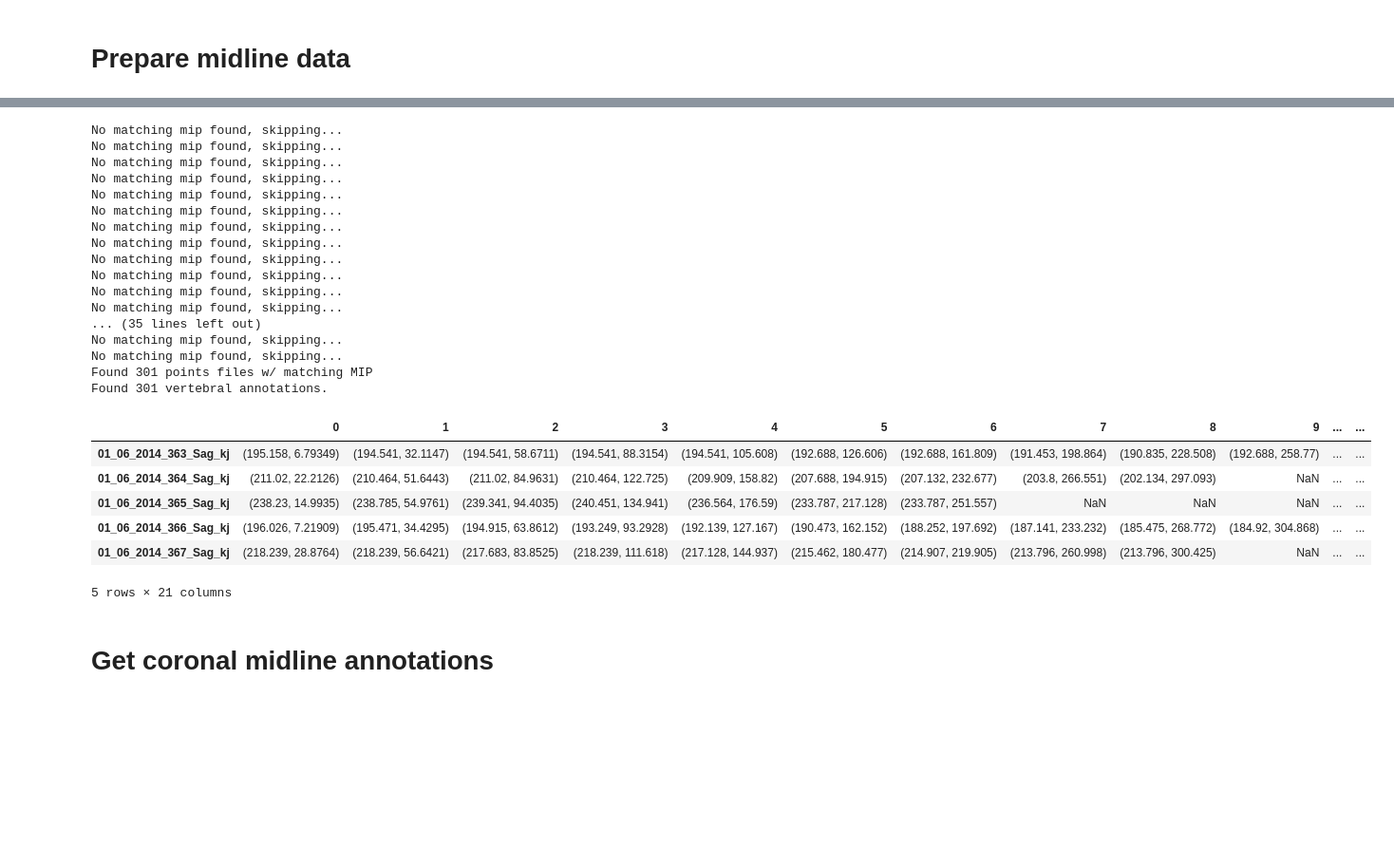
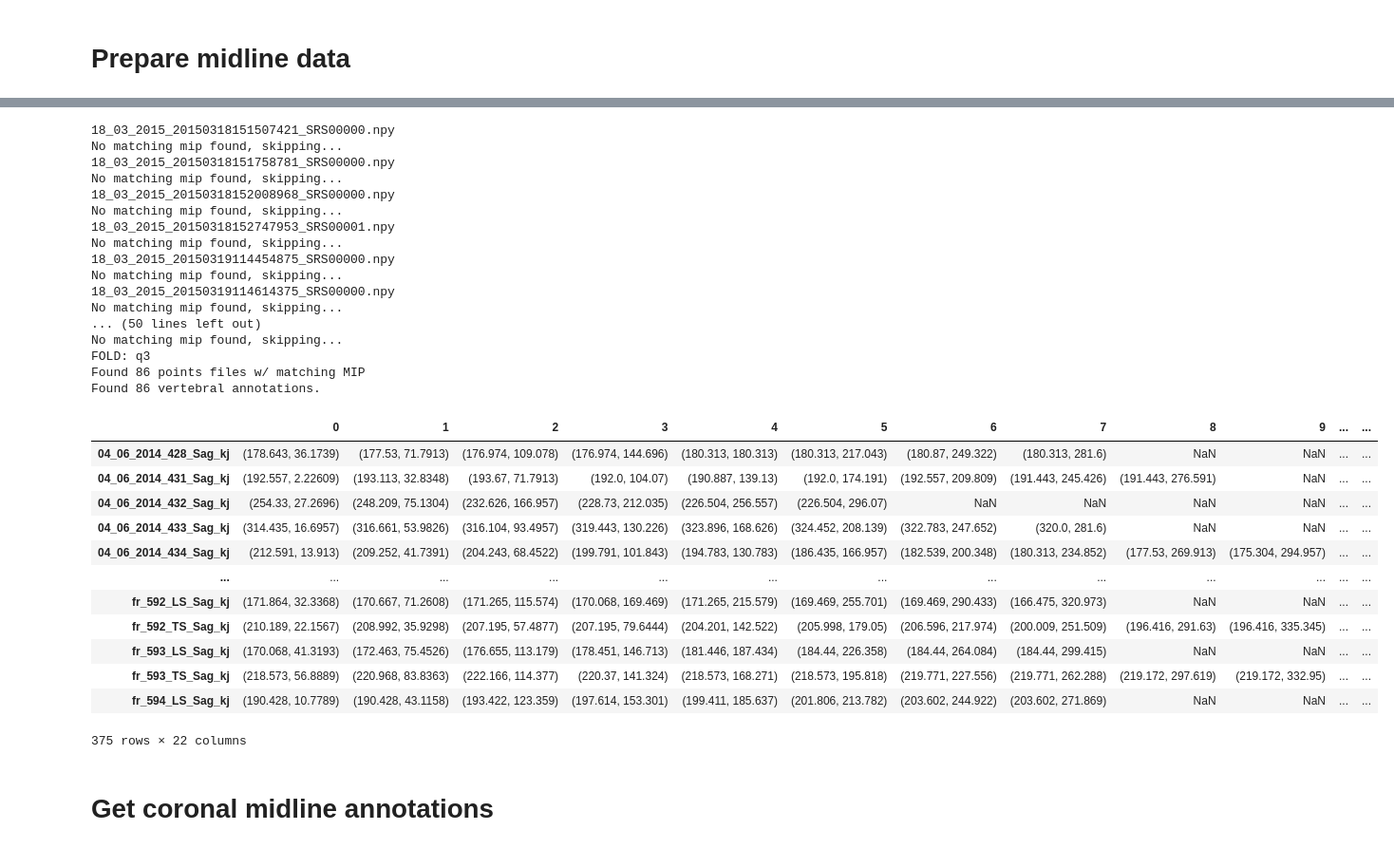
Before and after one commit to DMcSweeney/coronal_sagittal_cnn, a Jupyter notebook: notebooks/prepare_midline.ipynb, the cells around one changed output, grey strips where cells are left out. Shown: that part at 95% size. Saved outputs shown, nothing was run; the diff lists cells and outputs as text; code cells hidden in the pictures; blank space fills up the shorter version.

Commit message:
Four-fold cross-val ready + prep. QAT

```diff
--- a/notebooks/prepare_midline.ipynb
+++ b/notebooks/prepare_midline.ipynb
@@ -82,26 +85,31 @@ def get_points(pts_files):
         pts_dict[name] = pts_list
     return pts_dict
 # %%
-pts_files = get_id()
-print(f'Found {len(list(pts_files.keys()))} points files w/ matching MIP')
-pts_dict= get_points(pts_files)
-print(f'Found {len(list(pts_dict.keys()))} vertebral annotations.')
+fold_data = {}
+for data_list in data_lists:
+    num = data_list.split('/')[-1].split('.')[0].split('_')[-1]
+    pts_files = get_id(data_list)
+    print('FOLD:', num)
+    print(f'Found {len(list(pts_files.keys()))} points files w/ matching MIP')
+    pts_dict= get_points(pts_files)
+    print(f'Found {len(list(pts_dict.keys()))} vertebral annotations.')
+    fold_data[num] = pts_dict
 # %% [output]
+18_03_2015_20150318151507421_SRS00000.npy
 No matching mip found, skipping...
+18_03_2015_20150318151758781_SRS00000.npy
 No matching mip found, skipping...
+18_03_2015_20150318152008968_SRS00000.npy
 No matching mip found, skipping...
+18_03_2015_20150318152747953_SRS00001.npy
 No matching mip found, skipping...
+18_03_2015_20150319114454875_SRS00000.npy
 No matching mip found, skipping...
+18_03_2015_20150319114614375_SRS00000.npy
 No matching mip found, skipping...
+... (50 lines left out)
 No matching mip found, skipping...
-No matching mip found, skipping...
-No matching mip found, skipping...
-No matching mip found, skipping...
-No matching mip found, skipping...
-No matching mip found, skipping...
-... (35 lines left out)
-No matching mip found, skipping...
-No matching mip found, skipping...
-Found 301 points files w/ matching MIP
-Found 301 vertebral annotations.
+FOLD: q3
+Found 86 points files w/ matching MIP
+Found 86 vertebral annotations.
 # %%
@@ -111,14 +126,20 @@ pts_df.T.to_csv('../formatted_pts.csv', index=True)
 # %%
-df = pd.read_csv('../formatted_pts.csv', index_col=0, header=0)
-df.head()
+pts_df = pd.read_csv('../formatted_pts.csv', index_col=0, header=0)
+pts_df
 # %% [output]
 |  | 0 | 1 | 2 | 3 | 4 | 5 | 6 | 7 | 8 | 9 | ... | ... |
-| 01_06_2014_363_Sag_kj | (195.158, 6.79349) | (194.541, 32.1147) | (194.541, 58.6711) | (194.541, 88.3154) | (194.541, 105.608) | (192.688, 126.606) | (192.688, 161.809) | (191.453, 198.864) | (190.835, 228.508) | (192.688, 258.77) | ... | ... |
-| 01_06_2014_364_Sag_kj | (211.02, 22.2126) | (210.464, 51.6443) | (211.02, 84.9631) | (210.464, 122.725) | (209.909, 158.82) | (207.688, 194.915) | (207.132, 232.677) | (203.8, 266.551) | (202.134, 297.093) | NaN | ... | ... |
-| 01_06_2014_365_Sag_kj | (238.23, 14.9935) | (238.785, 54.9761) | (239.341, 94.4035) | (240.451, 134.941) | (236.564, 176.59) | (233.787, 217.128) | (233.787, 251.557) | NaN | NaN | NaN | ... | ... |
-| 01_06_2014_366_Sag_kj | (196.026, 7.21909) | (195.471, 34.4295) | (194.915, 63.8612) | (193.249, 93.2928) | (192.139, 127.167) | (190.473, 162.152) | (188.252, 197.692) | (187.141, 233.232) | (185.475, 268.772) | (184.92, 304.868) | ... | ... |
-| 01_06_2014_367_Sag_kj | (218.239, 28.8764) | (218.239, 56.6421) | (217.683, 83.8525) | (218.239, 111.618) | (217.128, 144.937) | (215.462, 180.477) | (214.907, 219.905) | (213.796, 260.998) | (213.796, 300.425) | NaN | ... | ... |
+| 04_06_2014_428_Sag_kj | (178.643, 36.1739) | (177.53, 71.7913) | (176.974, 109.078) | (176.974, 144.696) | (180.313, 180.313) | (180.313, 217.043) | (180.87, 249.322) | (180.313, 281.6) | NaN | NaN | ... | ... |
+| 04_06_2014_431_Sag_kj | (192.557, 2.22609) | (193.113, 32.8348) | (193.67, 71.7913) | (192.0, 104.07) | (190.887, 139.13) | (192.0, 174.191) | (192.557, 209.809) | (191.443, 245.426) | (191.443, 276.591) | NaN | ... | ... |
+| 04_06_2014_432_Sag_kj | (254.33, 27.2696) | (248.209, 75.1304) | (232.626, 166.957) | (228.73, 212.035) | (226.504, 256.557) | (226.504, 296.07) | NaN | NaN | NaN | NaN | ... | ... |
+| 04_06_2014_433_Sag_kj | (314.435, 16.6957) | (316.661, 53.9826) | (316.104, 93.4957) | (319.443, 130.226) | (323.896, 168.626) | (324.452, 208.139) | (322.783, 247.652) | (320.0, 281.6) | NaN | NaN | ... | ... |
+| 04_06_2014_434_Sag_kj | (212.591, 13.913) | (209.252, 41.7391) | (204.243, 68.4522) | (199.791, 101.843) | (194.783, 130.783) | (186.435, 166.957) | (182.539, 200.348) | (180.313, 234.852) | (177.53, 269.913) | (175.304, 294.957) | ... | ... |
+| ... | ... | ... | ... | ... | ... | ... | ... | ... | ... | ... | ... | ... |
+| fr_592_LS_Sag_kj | (171.864, 32.3368) | (170.667, 71.2608) | (171.265, 115.574) | (170.068, 169.469) | (171.265, 215.579) | (169.469, 255.701) | (169.469, 290.433) | (166.475, 320.973) | NaN | NaN | ... | ... |
+| fr_592_TS_Sag_kj | (210.189, 22.1567) | (208.992, 35.9298) | (207.195, 57.4877) | (207.195, 79.6444) | (204.201, 142.522) | (205.998, 179.05) | (206.596, 217.974) | (200.009, 251.509) | (196.416, 291.63) | (196.416, 335.345) | ... | ... |
+| fr_593_LS_Sag_kj | (170.068, 41.3193) | (172.463, 75.4526) | (176.655, 113.179) | (178.451, 146.713) | (181.446, 187.434) | (184.44, 226.358) | (184.44, 264.084) | (184.44, 299.415) | NaN | NaN | ... | ... |
+| fr_593_TS_Sag_kj | (218.573, 56.8889) | (220.968, 83.8363) | (222.166, 114.377) | (220.37, 141.324) | (218.573, 168.271) | (218.573, 195.818) | (219.771, 227.556) | (219.771, 262.288) | (219.172, 297.619) | (219.172, 332.95) | ... | ... |
+| fr_594_LS_Sag_kj | (190.428, 10.7789) | (190.428, 43.1158) | (193.422, 123.359) | (197.614, 153.301) | (199.411, 185.637) | (201.806, 213.782) | (203.602, 244.922) | (203.602, 271.869) | NaN | NaN | ... | ... |
-5 rows × 21 columns
+375 rows × 22 columns
 # %% [markdown]
 # Get coronal midline annotations
 # %%
```
Also changed, not shown: parts of 8 cells of this notebook, 7 other files.
